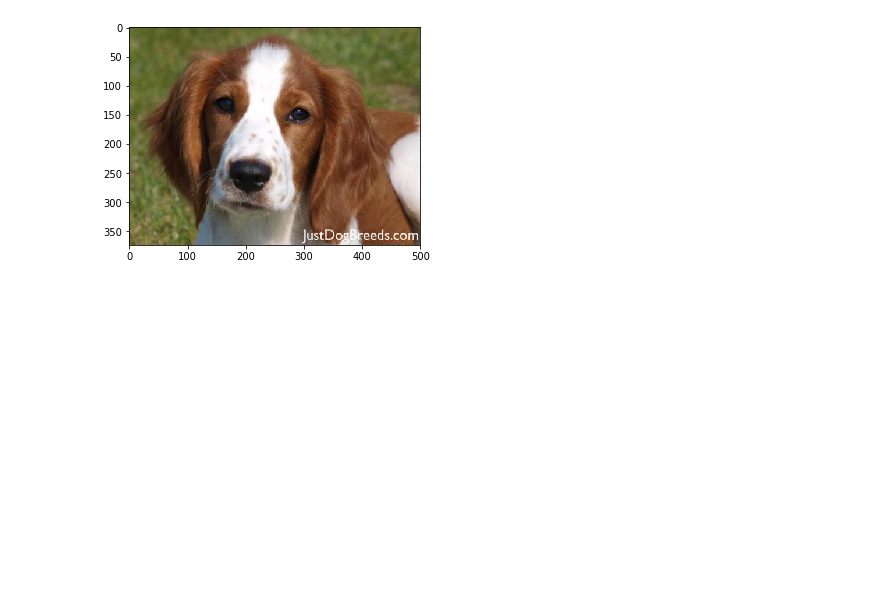
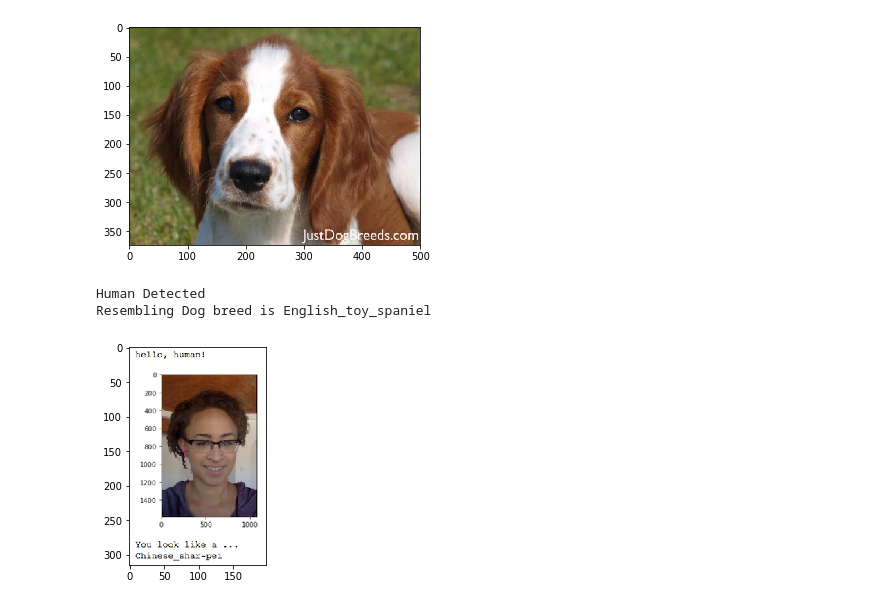
Before and after one commit to obieda01/Udacity-Deep-Learning-Nanodegree-Program, a Jupyter notebook: course3-CNN/Solution/dog_app.ipynb, the cells around one changed output. Cells and saved outputs as stored; diff of their text form; code cells hidden in the pictures; blank space fills up the shorter version.

```diff
--- a/course3-CNN/Solution/dog_app.ipynb
+++ b/course3-CNN/Solution/dog_app.ipynb
@@ -841,3 +839,9 @@ breed_classifier('images/Welsh_springer_spaniel_08203.jpg')
 Hola!A dog there.
 The predicted dog breed is Welsh_springer_spaniel
 [figure]
+# %%
+breed_classifier('images/sample_human_output.png')
+# %% [output]
+Human Detected
+Resembling Dog breed is English_toy_spaniel
+[figure, added]
```
Also changed, not shown: parts of 14 cells of this notebook, 2 other files.
